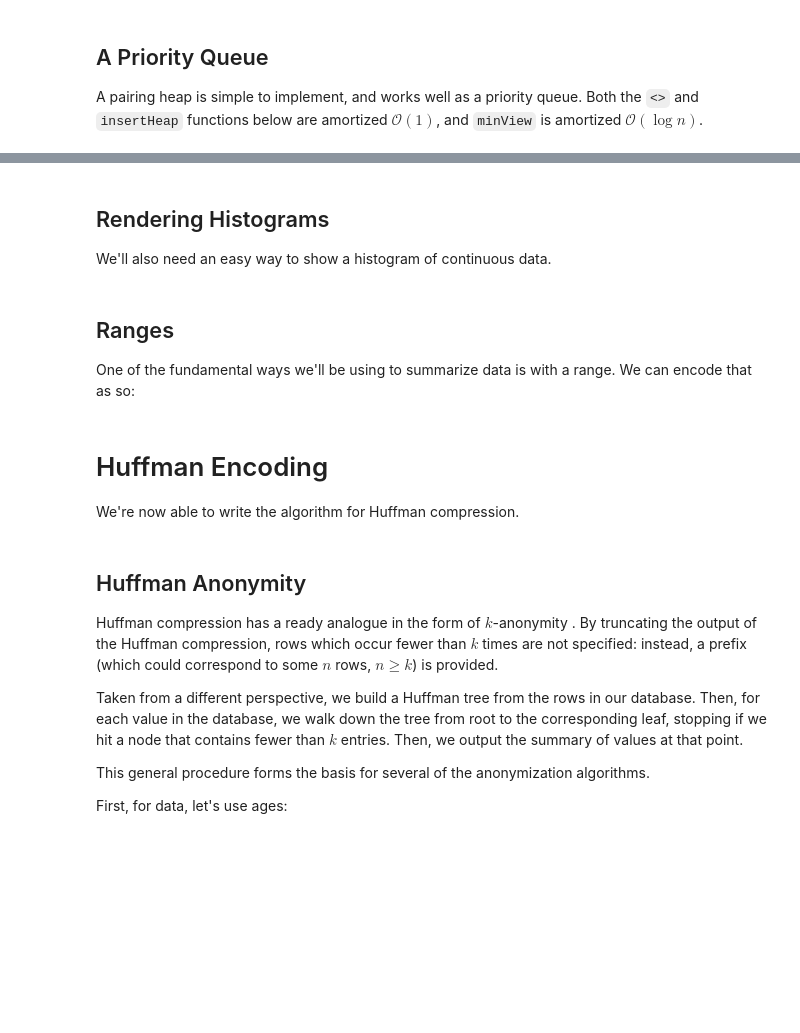
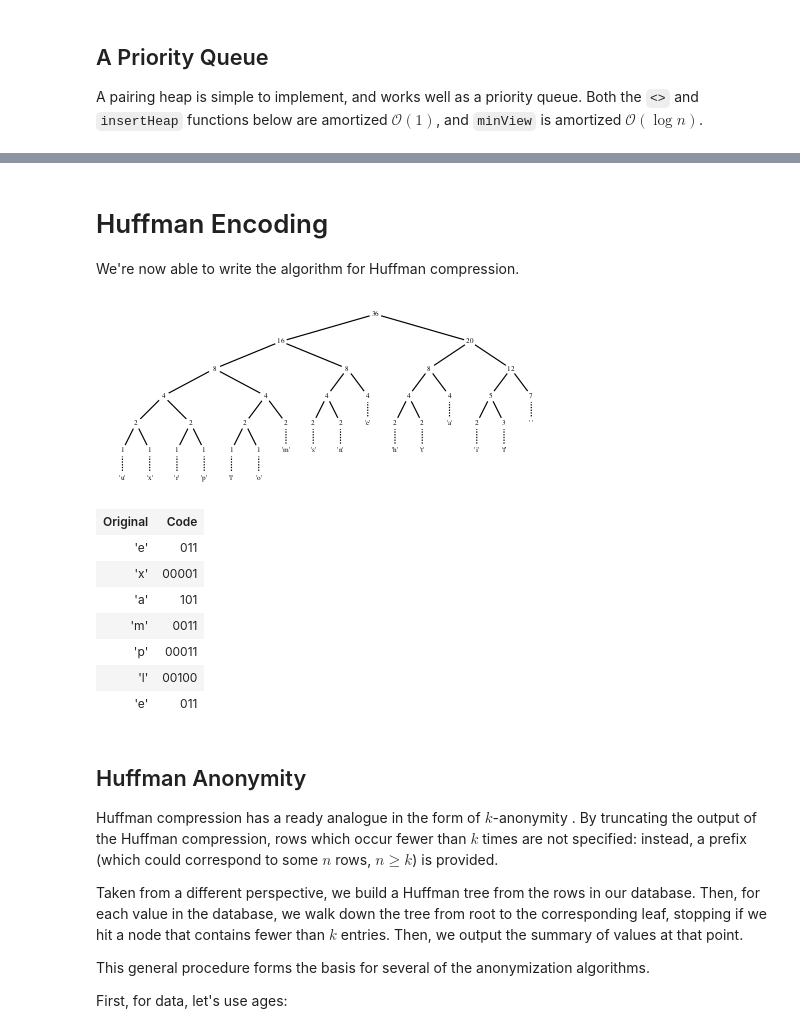
Before and after one commit to oisdk/IHaskell, a Jupyter notebook: notebooks/Privacy.ipynb, the cells around one changed output, grey strips where cells are left out. Drawn from its saved outputs; the diff is of its cells as text; code cells hidden in the pictures; blank space fills up the shorter version.

```diff
--- a/notebooks/Privacy.ipynb
+++ b/notebooks/Privacy.ipynb
@@ -242,4 +382,0 @@ buildFrequencies "this is an example of a frequency table"
-# %% [markdown]
-## Rendering Histograms
-
-We'll also need an easy way to show a histogram of continuous data.
@@ -278,4 +382,0 @@ histogram 10 0 [6,2,3,1,36,38,27]
-# %% [markdown]
-## Ranges
-
-One of the fundamental ways we'll be using to summarize data is with a range. We can encode that as so:
@@ -342,48 +400,59 @@ buildHuffman hp = case minView hp of
         (j,y,Just ys) ->
             buildHuffman (insertHeap (i <> j) (Node (i <> j) x y) ys)
 
-buildHeap :: Ord a => MeasureTable a b -> Heap a (Tree a b)
+buildHeap :: Ord a => Histogram a b -> Heap a (Tree a b)
 buildHeap
     = fromJust
     . getOption
     . Map.foldMapWithKey (\v i -> Option (Just (Heap i (Leaf i v) [])))
     . getMeasures
 
-huffmanTree :: (Ord a, Ord b, Semigroup b) => (a -> b) -> [a] -> Tree b a
-huffmanTree f = buildHuffman . buildHeap . buildMeasureTable f
+huffmanTree :: (Ord a, Measure b, Set b a) => [a] -> Tree b a
+huffmanTree = buildHuffman . buildHeap . buildHistogram
 
-tree = huffmanTree (const 1) "this is an example of a huffman tree"
+tree = huffmanTree "this is an example of a huffman tree"
+    :: Tree Count Char
 tree
 
 data HuffmanTable a
     = HuffmanTable
     { huffmanTableVals :: [a]
     , huffmanTableCode :: [Code]
     }
 
 buildHuffmanTable :: Ord a => Tree c a -> [a] -> HuffmanTable a
 buildHuffmanTable tr xs = HuffmanTable xs (map (mp Map.!) xs)
   where
     mp = codeBook tr
 
 instance Show a => IHaskellDisplay (HuffmanTable a) where
     display (HuffmanTable xs ys) = pure (Display [html go])
       where
         go
             = unlines $
             [ "<table>"
             , "<tr><th>Original</th><th>Code</th></tr>" ] ++
             zipWith tr xs ys ++
             [ "</table>" ]
         tr orig code
             = concat
             [ "<tr><td style=\"text-align: center;\">"
             , show orig
             , "</td><td><pre style=\"text-align: left;\">"
             , map (bool '0' '1') code
             , "</pre></td></tr>" ]
 
 buildHuffmanTable tree "example"
+# %% [output]
+[figure, added]
+| Original | Code |
+| 'e' | 011 |
+| 'x' | 00001 |
+| 'a' | 101 |
+| 'm' | 0011 |
+| 'p' | 00011 |
+| 'l' | 00100 |
+| 'e' | 011 |
 # %% [markdown]
 ## Huffman Anonymity
 
```
Also changed, not shown: parts of 42 cells of this notebook.
